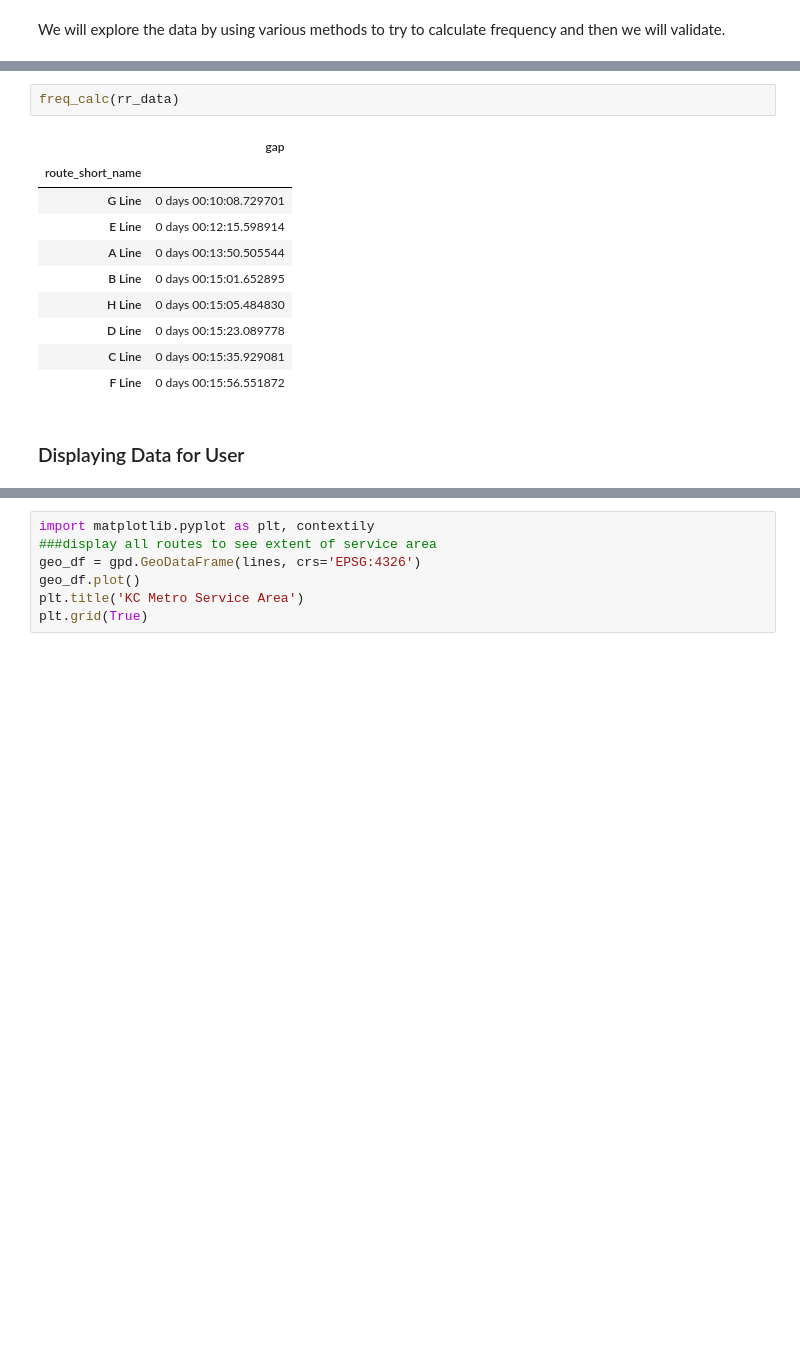
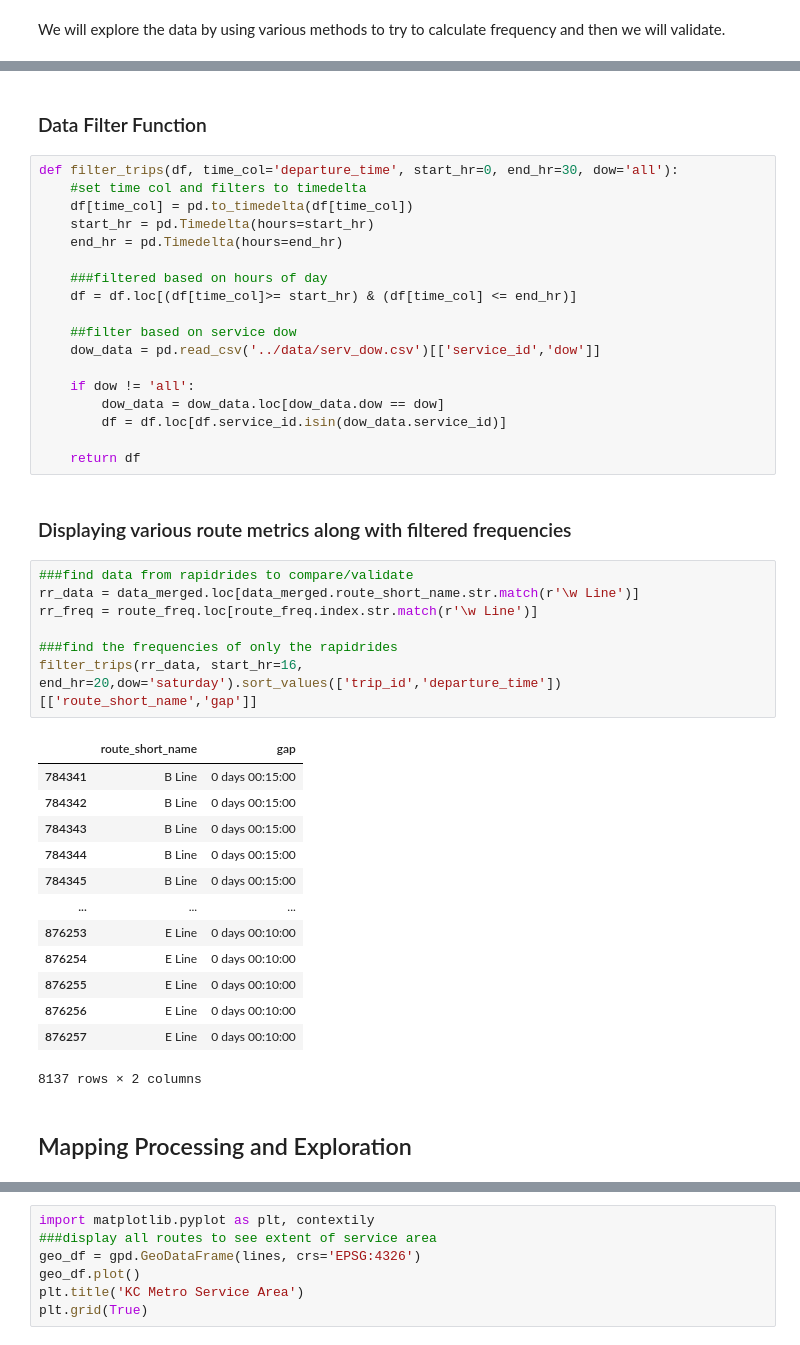
Before and after one commit to casey-ds/Transit-Frequency-Dashboard, a Jupyter notebook: Notebooks/kcmetro_etl.ipynb, the cells around one changed output, grey strips where cells are left out. Cells and saved outputs as stored; diff of their text form; blank space fills up the shorter version.

Commit message:
organized file structure
deleted sql notebook as it is not useful, edited frequency and filtering functions in the etl notebook

```diff
--- a/Notebooks/kcmetro_etl.ipynb
+++ b/Notebooks/kcmetro_etl.ipynb
@@ -235,21 +228,51 @@ def freq_calc(df, label='departure_time', start_hr=0, end_hr=30, dow='all'):
     route_freq = pd.DataFrame(df_lite.groupby('route_short_name').gap.mean().sort_values(ascending=True))
 
     return route_freq
+# %% [markdown]
+### Data Filter Function
+# %%
+def filter_trips(df, time_col='departure_time', start_hr=0, end_hr=30, dow='all'):
+    #set time col and filters to timedelta
+    df[time_col] = pd.to_timedelta(df[time_col])
+    start_hr = pd.Timedelta(hours=start_hr)
+    end_hr = pd.Timedelta(hours=end_hr)
+
+    ###filtered based on hours of day
+    df = df.loc[(df[time_col]>= start_hr) & (df[time_col] <= end_hr)]
+
+    ##filter based on service dow
+    dow_data = pd.read_csv('../data/serv_dow.csv')[['service_id','dow']]
+
+    if dow != 'all':
+        dow_data = dow_data.loc[dow_data.dow == dow]
+        df = df.loc[df.service_id.isin(dow_data.service_id)]
+
+    return df
+# %% [markdown]
+### Displaying various route metrics along with filtered frequencies
 # %%
-freq_calc(rr_data)
+###find data from rapidrides to compare/validate
+rr_data = data_merged.loc[data_merged.route_short_name.str.match(r'\w Line')]
+rr_freq = route_freq.loc[route_freq.index.str.match(r'\w Line')]
+
+###find the frequencies of only the rapidrides
+filter_trips(rr_data, start_hr=16, end_hr=20,dow='saturday').sort_values(['trip_id','departure_time'])[['route_short_name','gap']]
 # %% [output]
-|  | gap |
-| route_short_name |  |
-| G Line | 0 days 00:10:08.729701 |
-| E Line | 0 days 00:12:15.598914 |
-| A Line | 0 days 00:13:50.505544 |
-| B Line | 0 days 00:15:01.652895 |
-| H Line | 0 days 00:15:05.484830 |
-| D Line | 0 days 00:15:23.089778 |
-| C Line | 0 days 00:15:35.929081 |
-| F Line | 0 days 00:15:56.551872 |
+|  | route_short_name | gap |
+| 784341 | B Line | 0 days 00:15:00 |
+| 784342 | B Line | 0 days 00:15:00 |
+| 784343 | B Line | 0 days 00:15:00 |
+| 784344 | B Line | 0 days 00:15:00 |
+| 784345 | B Line | 0 days 00:15:00 |
+| ... | ... | ... |
+| 876253 | E Line | 0 days 00:10:00 |
+| 876254 | E Line | 0 days 00:10:00 |
+| 876255 | E Line | 0 days 00:10:00 |
+| 876256 | E Line | 0 days 00:10:00 |
+| 876257 | E Line | 0 days 00:10:00 |
+8137 rows × 2 columns
 # %% [markdown]
-### Displaying Data for User
+## Mapping Processing and Exploration
 # %%
 #load and sort shape values
 shapes = pd.read_csv('../data/KCM_data/shapes.txt').sort_values(['shape_id','shape_pt_sequence'])
```
Also changed, not shown: parts of 11 cells of this notebook, 1 other file.
